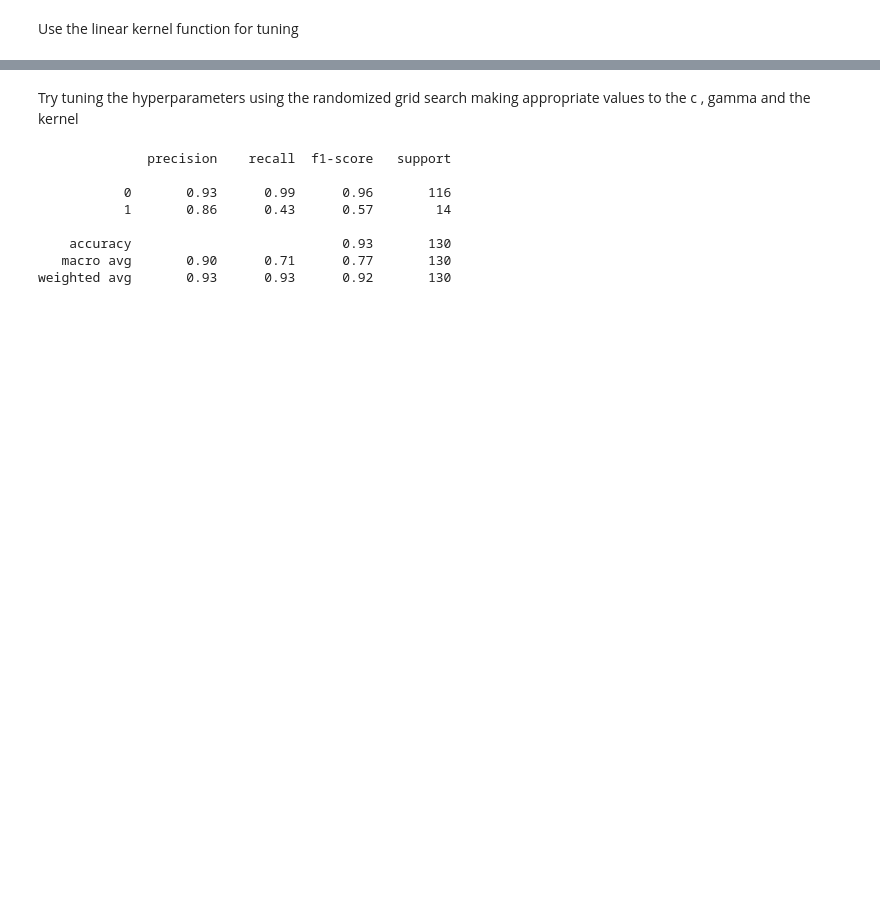
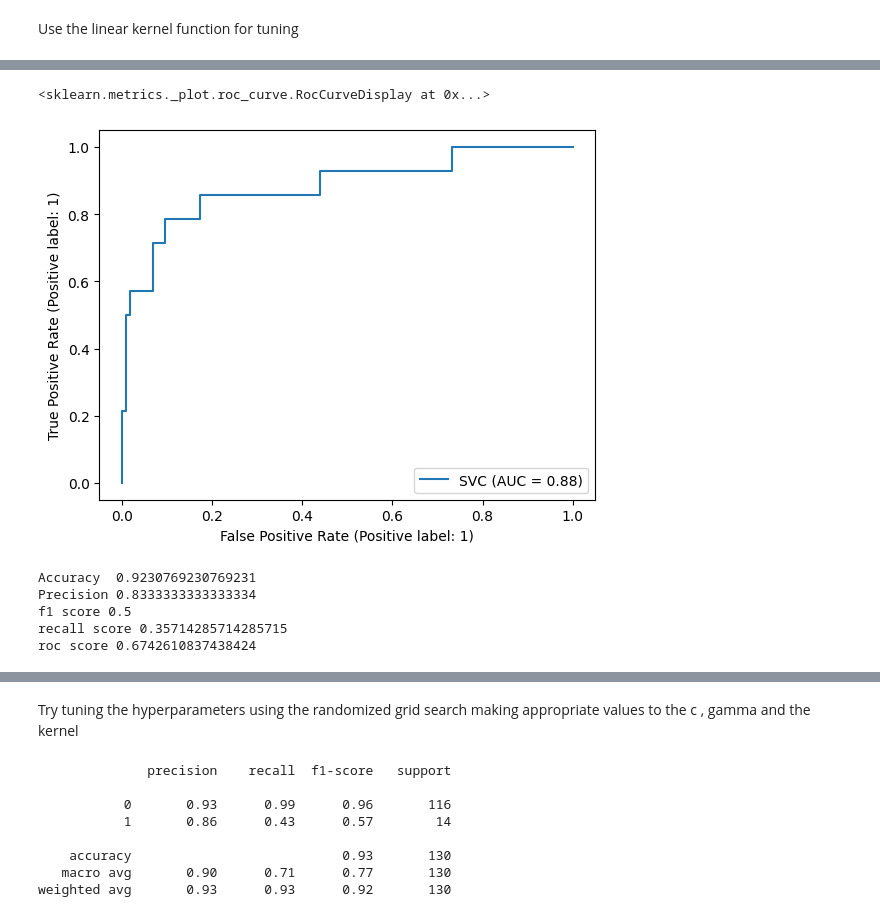
Before and after one commit to Aya-gamal2211/MachineLearning, a Jupyter notebook: SVM_test.ipynb, the cells around one changed output, grey strips where cells are left out. Cells and saved outputs as stored; diff of their text form; code cells hidden in the pictures; blank space fills up the shorter version.

```diff
--- a/SVM_test.ipynb
+++ b/SVM_test.ipynb
@@ -193,3 +201,6 @@ roc score 0.6742610837438424
 # %%
 from sklearn import metrics
-metrics.plot_roc_curve(model,x_test,y_test)
+metrics.plot_roc_curve(model1,x_test,y_test)
+# %% [output]
+<sklearn.metrics._plot.roc_curve.RocCurveDisplay at 0x...>
+[figure, added]
@@ -195,0 +212,13 @@ metrics.plot_roc_curve(model,x_test,y_test)
+# %%
+from sklearn import metrics
+print("Accuracy ",metrics.accuracy_score(y_test,pred1))
+print("Precision",metrics.precision_score(y_test,pred1))
+print("f1 score",metrics.f1_score(y_test,pred1))#mean of recall and precision
+print("recall score",metrics.recall_score(y_test,pred1))
+print("roc score",metrics.roc_auc_score(y_test,pred1))
+# %% [output]
+Accuracy  0.9230769230769231
+Precision 0.8333333333333334
+f1 score 0.5
+recall score 0.35714285714285715
+roc score 0.6742610837438424
```
Also changed, not shown: parts of 9 cells of this notebook, 1 other file.
